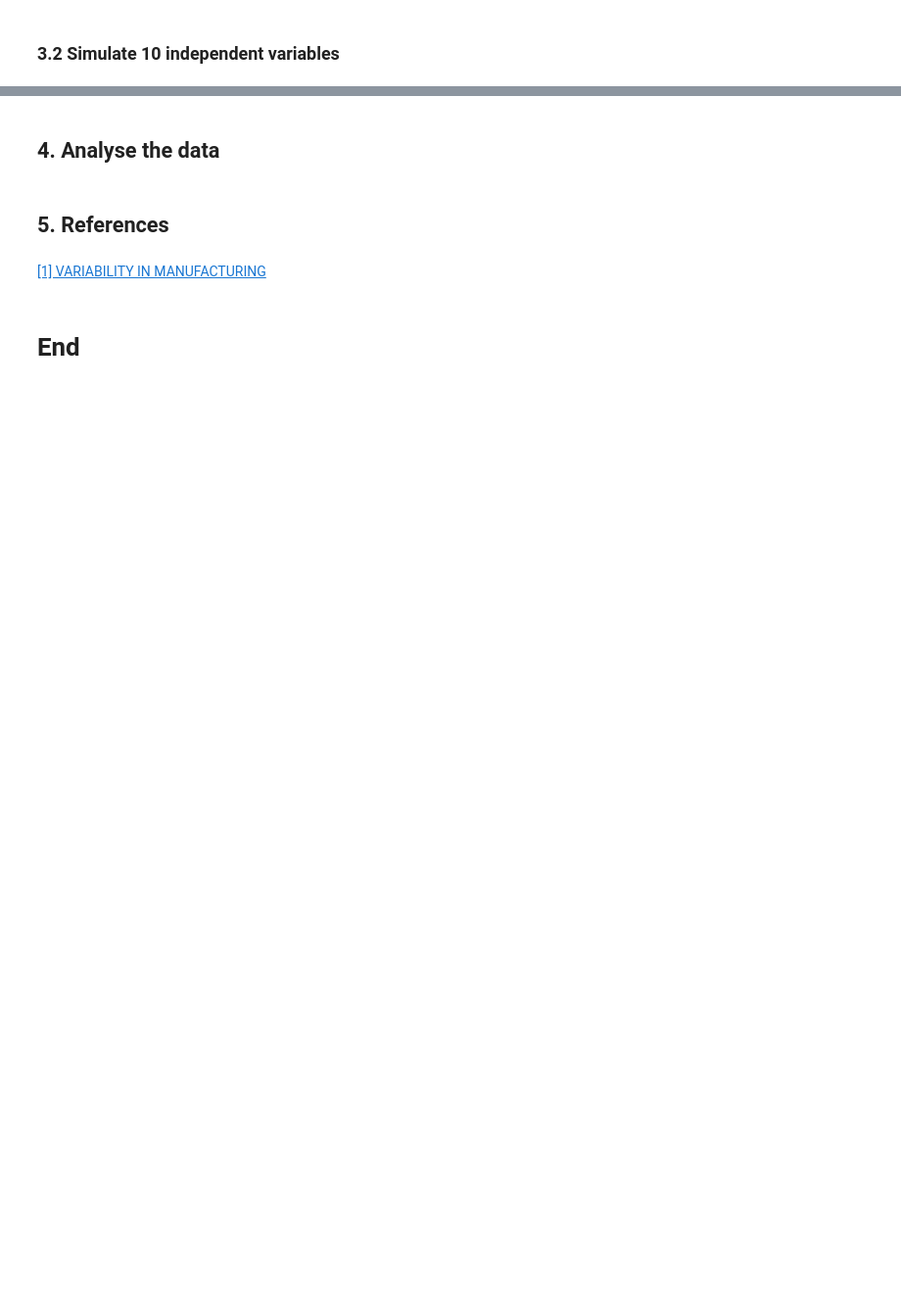
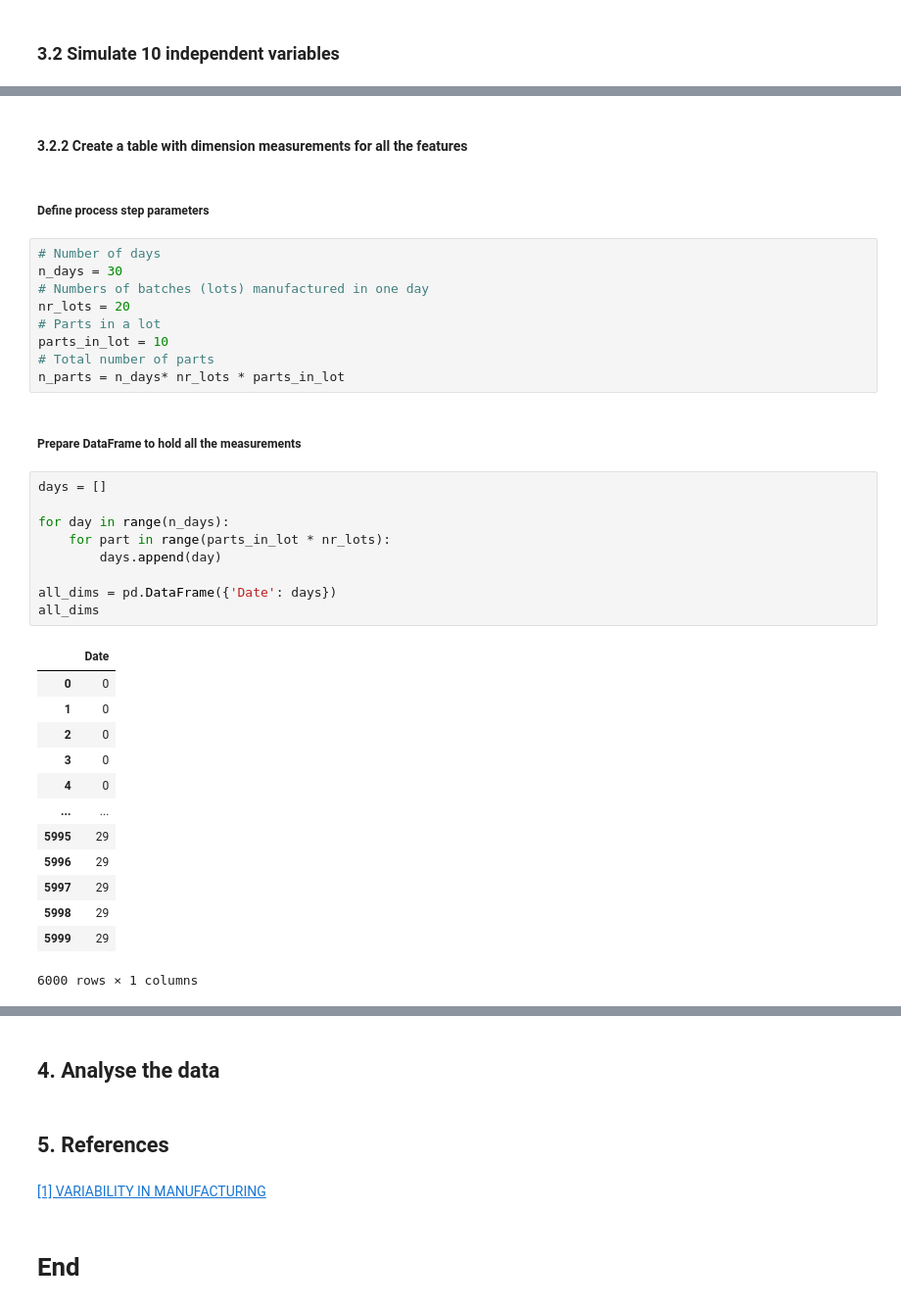
Before and after one commit to przemekbil/PfDA_2021_project, a Jupyter notebook: Project.ipynb, the cells around one changed output, grey strips where cells are left out. Shown at 98% size. Drawn from its saved outputs; the diff is of its cells as text; blank space fills up the shorter version.

Commit message:
DataFrame predefined to hold all the measurements

```diff
--- a/Project.ipynb
+++ b/Project.ipynb
@@ -524,0 +527,38 @@ dim_def
+# %% [markdown]
+####  3.2.2 Create a table with dimension measurements for all the features
+# %% [markdown]
+##### Define process step parameters
+# %%
+# Number of days
+n_days = 30
+# Numbers of batches (lots) manufactured in one day
+nr_lots = 20
+# Parts in a lot
+parts_in_lot = 10
+# Total number of parts
+n_parts = n_days* nr_lots * parts_in_lot
+# %% [markdown]
+##### Prepare DataFrame to hold all the measurements
+# %%
+days = []
+
+for day in range(n_days):
+    for part in range(parts_in_lot * nr_lots):
+        days.append(day)
+
+all_dims = pd.DataFrame({'Date': days})
+all_dims
+# %% [output]
+|  | Date |
+| 0 | 0 |
+| 1 | 0 |
+| 2 | 0 |
+| 3 | 0 |
+| 4 | 0 |
+| ... | ... |
+| 5995 | 29 |
+| 5996 | 29 |
+| 5997 | 29 |
+| 5998 | 29 |
+| 5999 | 29 |
+6000 rows × 1 columns
```
Also changed, not shown: parts of 17 cells of this notebook.
